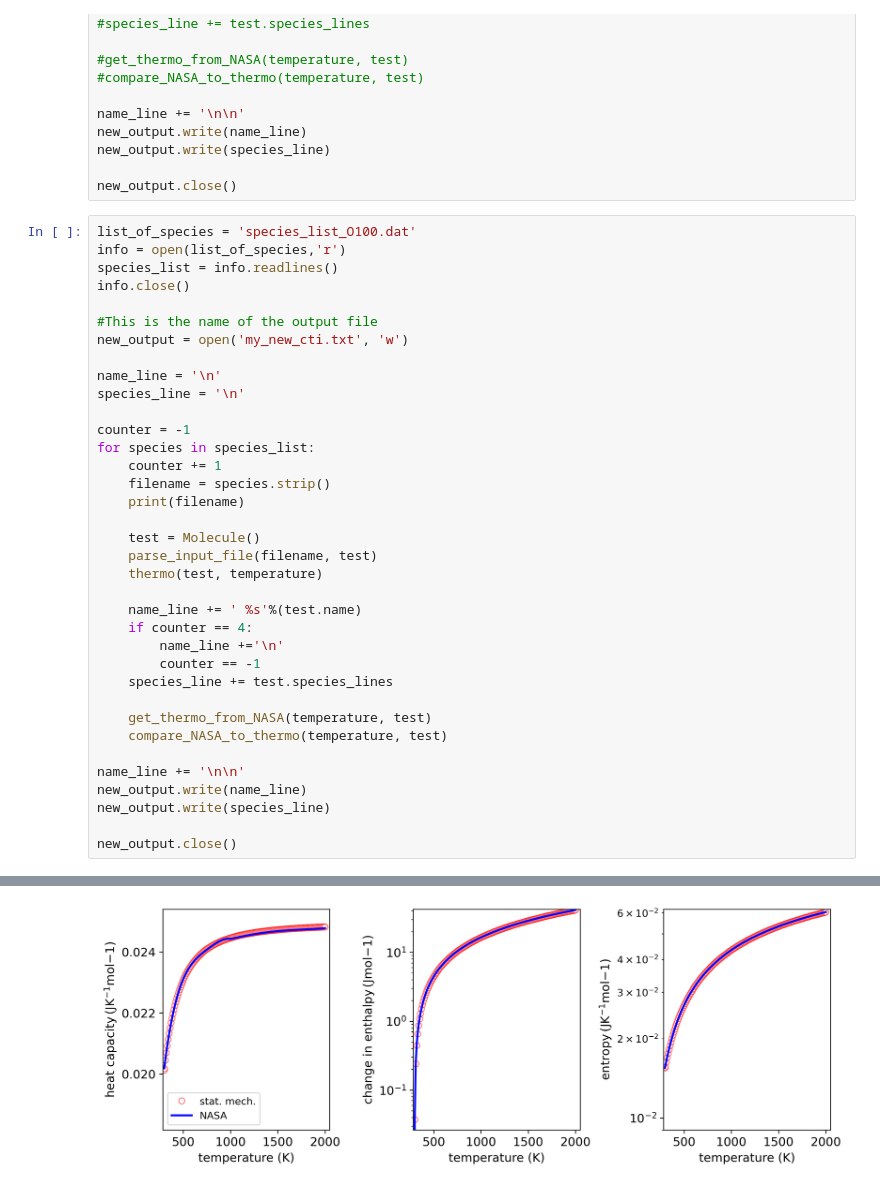
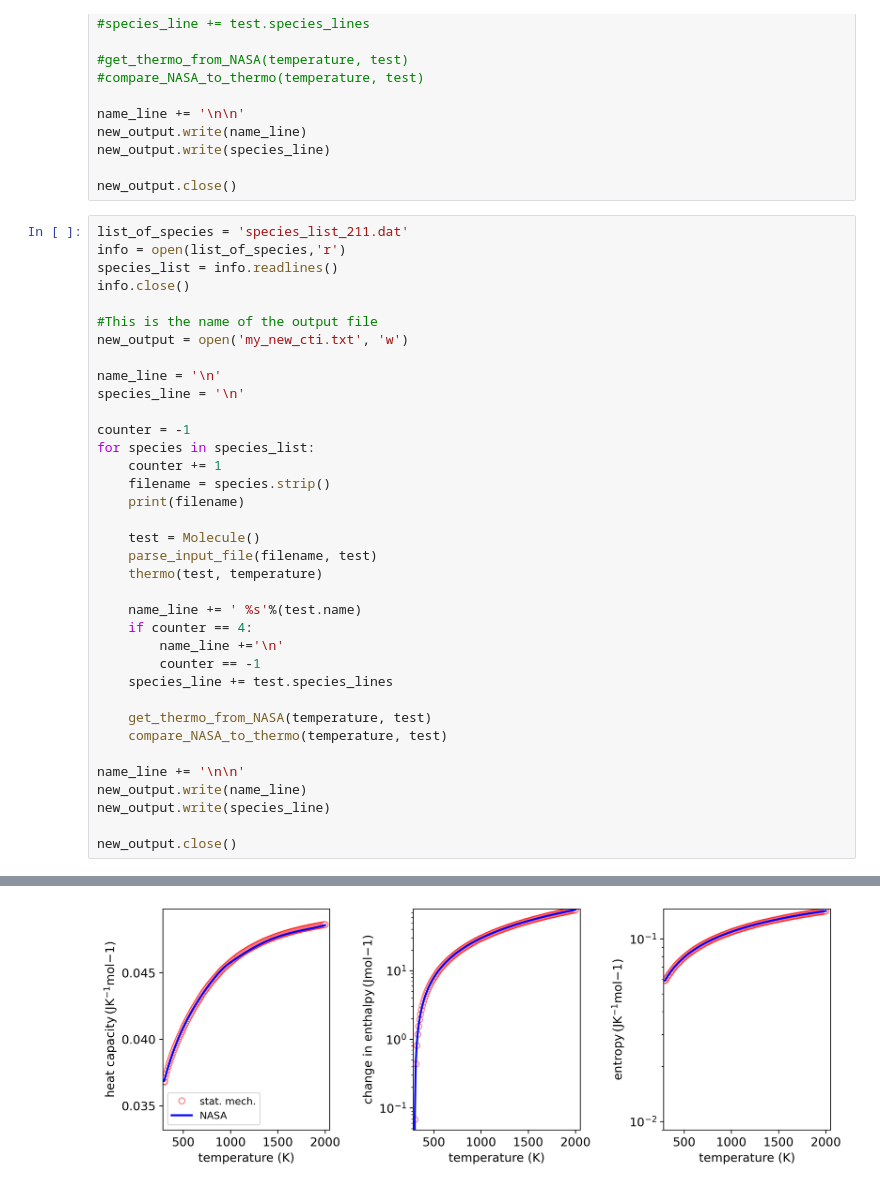
Before and after one commit to bjkreitz/multifacet, a Jupyter notebook: TPD/DFT/compute_NASA_from_DFT_energies.ipynb, the cells around one changed output, grey strips where cells are left out. Saved outputs shown, nothing was run; the diff lists cells and outputs as text.

```diff
--- a/TPD/DFT/compute_NASA_from_DFT_energies.ipynb
+++ b/TPD/DFT/compute_NASA_from_DFT_energies.ipynb
@@ -659,7 +659,7 @@ new_output.write(species_line)
 
 new_output.close()
 # %%
-list_of_species = 'species_list_O100.dat'
+list_of_species = 'species_list_211.dat'
 info = open(list_of_species,'r')
 species_list = info.readlines()
 info.close()
@@ -715 +715 @@ Entropy = 0.01105 kJ/K/mol
-[figure, old version]
+[figure, new version]
```
Also changed, not shown: parts of 3 cells of this notebook, 5 other files.
